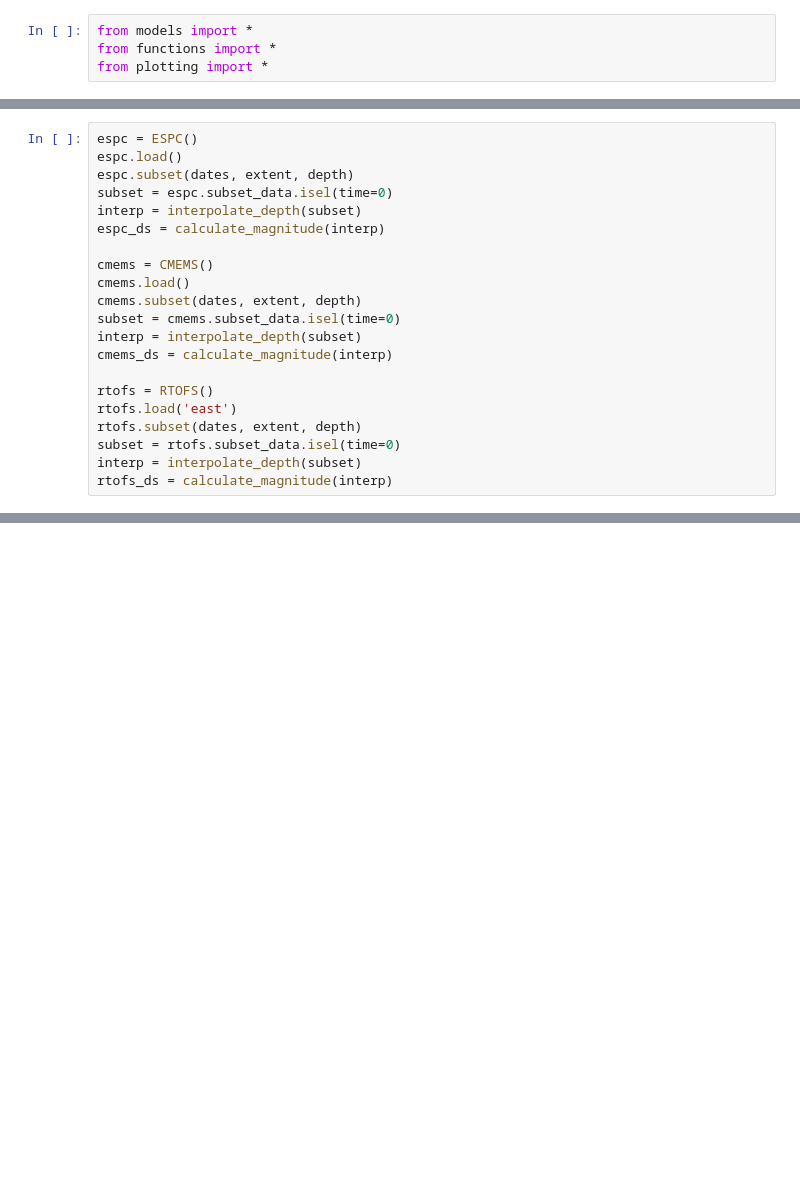
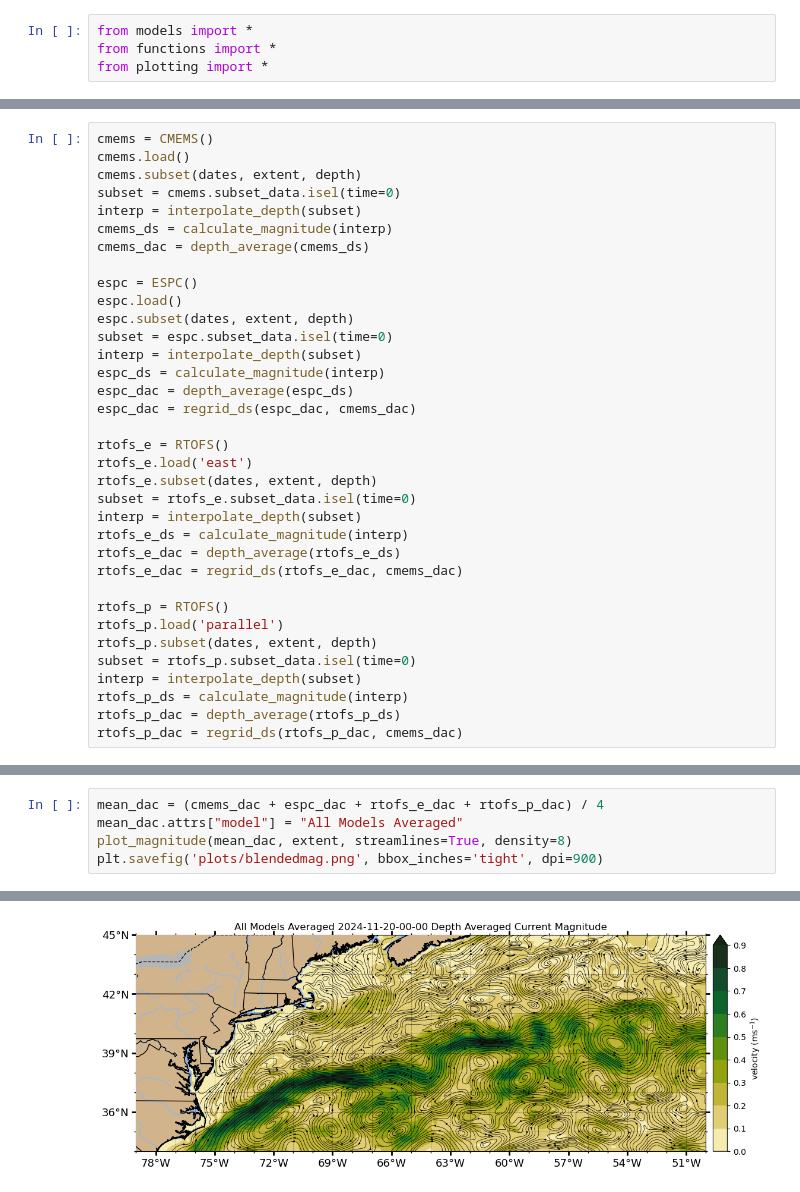
Before and after one commit to mlearn14/GGS, a Jupyter notebook: dataviz.ipynb, the cells around one changed output, grey strips where cells are left out. Cells and saved outputs as stored; diff of their text form; blank space fills up the shorter version.

```diff
--- a/dataviz.ipynb
+++ b/dataviz.ipynb
@@ -14,22 +23,36 @@ extent = (lat_min, lon_min, lat_max, lon_max)
 # %%
+cmems = CMEMS()
+cmems.load()
+cmems.subset(dates, extent, depth)
+subset = cmems.subset_data.isel(time=0)
+interp = interpolate_depth(subset)
+cmems_ds = calculate_magnitude(interp)
+cmems_dac = depth_average(cmems_ds)
+
 espc = ESPC()
 espc.load()
 espc.subset(dates, extent, depth)
 subset = espc.subset_data.isel(time=0)
 interp = interpolate_depth(subset)
 espc_ds = calculate_magnitude(interp)
+espc_dac = depth_average(espc_ds)
+espc_dac = regrid_ds(espc_dac, cmems_dac)
 
-cmems = CMEMS()
-cmems.load()
-cmems.subset(dates, extent, depth)
-subset = cmems.subset_data.isel(time=0)
+rtofs_e = RTOFS()
+rtofs_e.load('east')
+rtofs_e.subset(dates, extent, depth)
+subset = rtofs_e.subset_data.isel(time=0)
 interp = interpolate_depth(subset)
-cmems_ds = calculate_magnitude(interp)
+rtofs_e_ds = calculate_magnitude(interp)
+rtofs_e_dac = depth_average(rtofs_e_ds)
+rtofs_e_dac = regrid_ds(rtofs_e_dac, cmems_dac)
 
-rtofs = RTOFS()
-rtofs.load('east')
-rtofs.subset(dates, extent, depth)
-subset = rtofs.subset_data.isel(time=0)
+rtofs_p = RTOFS()
+rtofs_p.load('parallel')
+rtofs_p.subset(dates, extent, depth)
+subset = rtofs_p.subset_data.isel(time=0)
 interp = interpolate_depth(subset)
-rtofs_ds = calculate_magnitude(interp)
+rtofs_p_ds = calculate_magnitude(interp)
+rtofs_p_dac = depth_average(rtofs_p_ds)
+rtofs_p_dac = regrid_ds(rtofs_p_dac, cmems_dac)
 # %% [output]
@@ -204,0 +111,6 @@ Runtime: 0:00:07.645309
+# %%
+mean_dac = (cmems_dac + espc_dac + rtofs_e_dac + rtofs_p_dac) / 4
+mean_dac.attrs["model"] = "All Models Averaged"
+plot_magnitude(mean_dac, extent, streamlines=True, density=8)
+plt.savefig('plots/blendedmag.png', bbox_inches='tight', dpi=900)
+# %% [output]
@@ -204,0 +121 @@ Runtime: 0:00:07.645309
+[figure, added]
```
Also changed, not shown: parts of 18 cells of this notebook, 6 other files.
